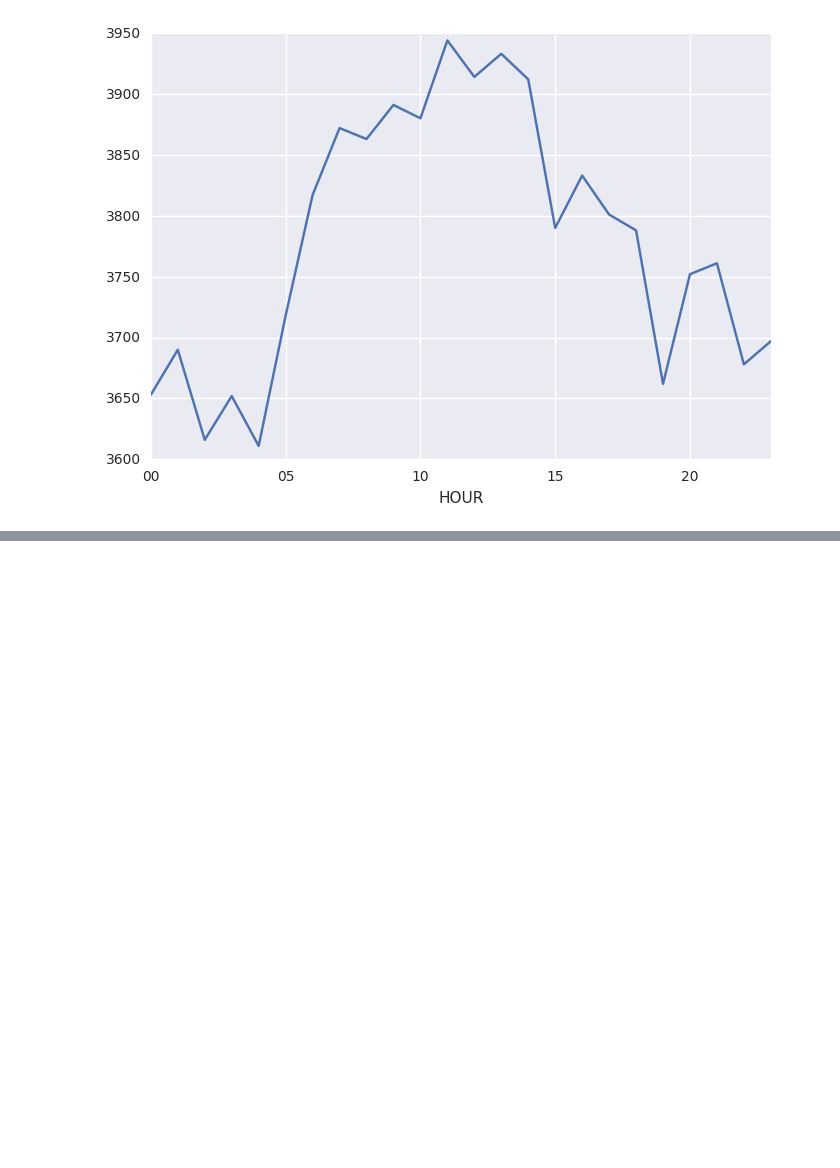
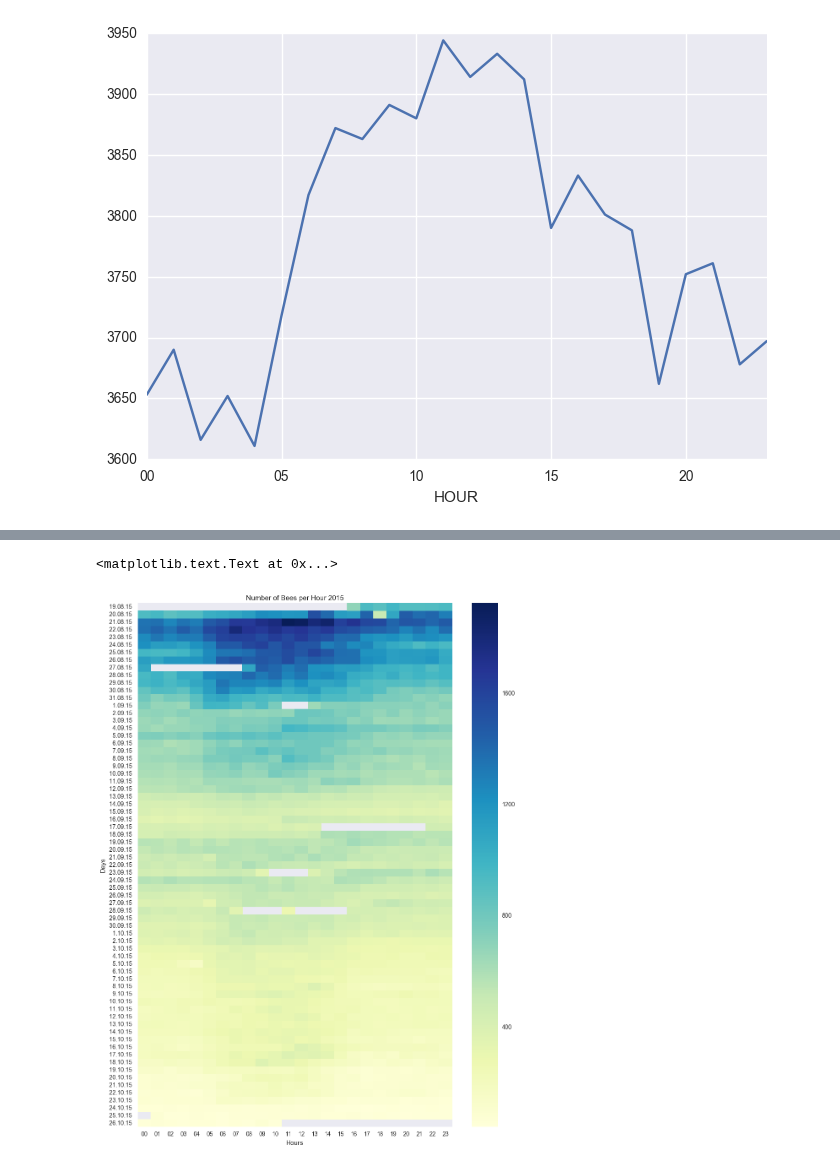
Before and after one commit to aschle/bees-sna, a Jupyter notebook: IDS/IDplots.ipynb, the cells around one changed output, grey strips where cells are left out. Saved outputs shown, nothing was run; the diff lists cells and outputs as text; code cells hidden in the pictures; blank space fills up the shorter version.

```diff
--- a/IDS/IDplots.ipynb
+++ b/IDS/IDplots.ipynb
@@ -302,0 +278,11 @@ ax.set_title("Number of Bee-IDs per Day \n(at least 20 detections per hour)")
+# %%
+data_all = []
+
+for day in list(range(19,32)):
+    data_all.append(("08", day, dataPerDay(df, "08", str(day).zfill(2))))
+
+for day in list(range(1,31)):
+    data_all.append(("09", day, dataPerDay(df, "09", str(day).zfill(2))))
+
+for day in list(range(1,27)):
+    data_all.append(("10", day, dataPerDay(df, "10", str(day).zfill(2))))
@@ -302,0 +294,10 @@ ax.set_title("Number of Bee-IDs per Day \n(at least 20 detections per hour)")
+# %%
+df_list = []
+df_columns = []
+for item in data_all:
+    df_list.append(item[2])
+    df_columns.append("{}.{}.15 ".format(item[1], item[0]))
+# %%
+dd = pd.concat(df_list, axis=1)
+# %%
+dd.columns=df_columns
@@ -302,0 +325,9 @@ ax.set_title("Number of Bee-IDs per Day \n(at least 20 detections per hour)")
+# %%
+g = sns.heatmap(dd.transpose(), cmap="YlGnBu")
+g.figure.set_size_inches(12,16)
+g.set_title("Number of Bees per Hour 2015")
+g.set_xlabel("Hours")
+g.set_ylabel("Days")
+# %% [output]
+<matplotlib.text.Text at 0x...>
+[figure, added]
```
Also changed, not shown: parts of 25 cells of this notebook.
